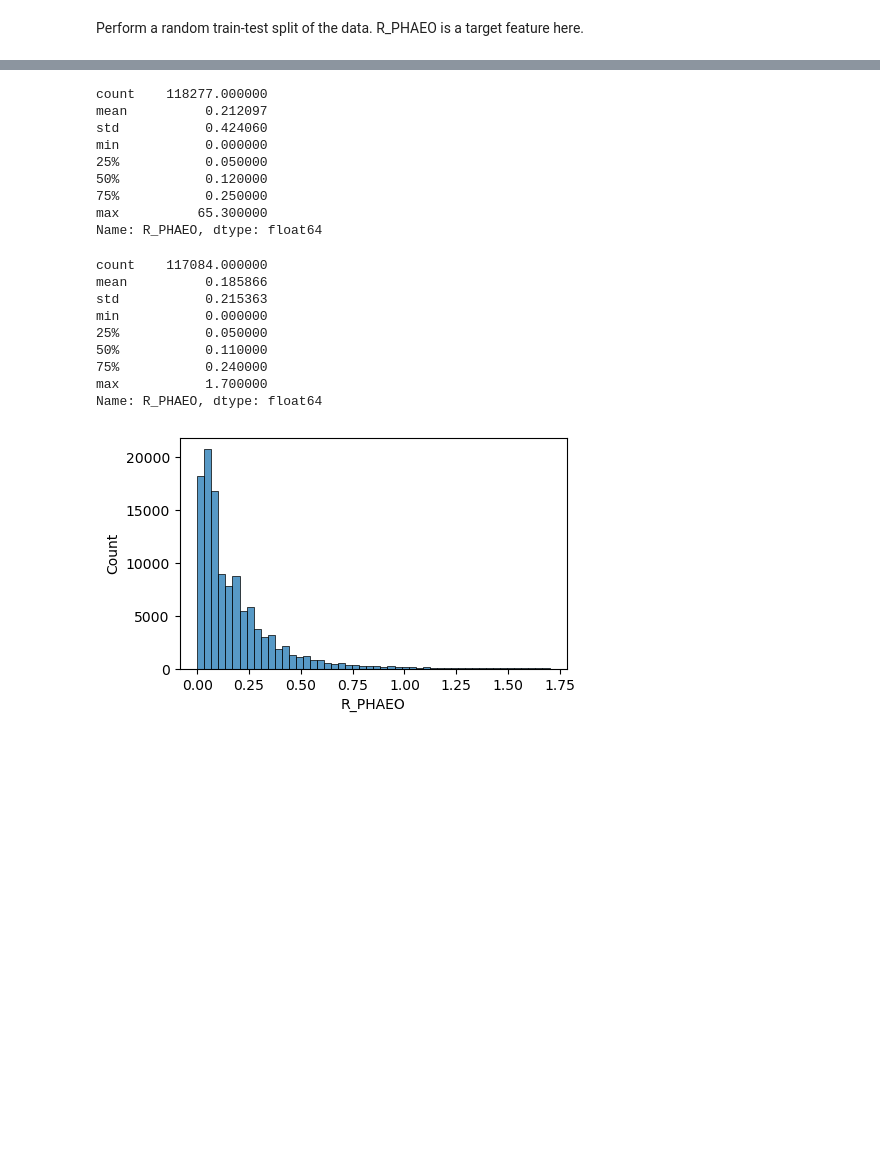
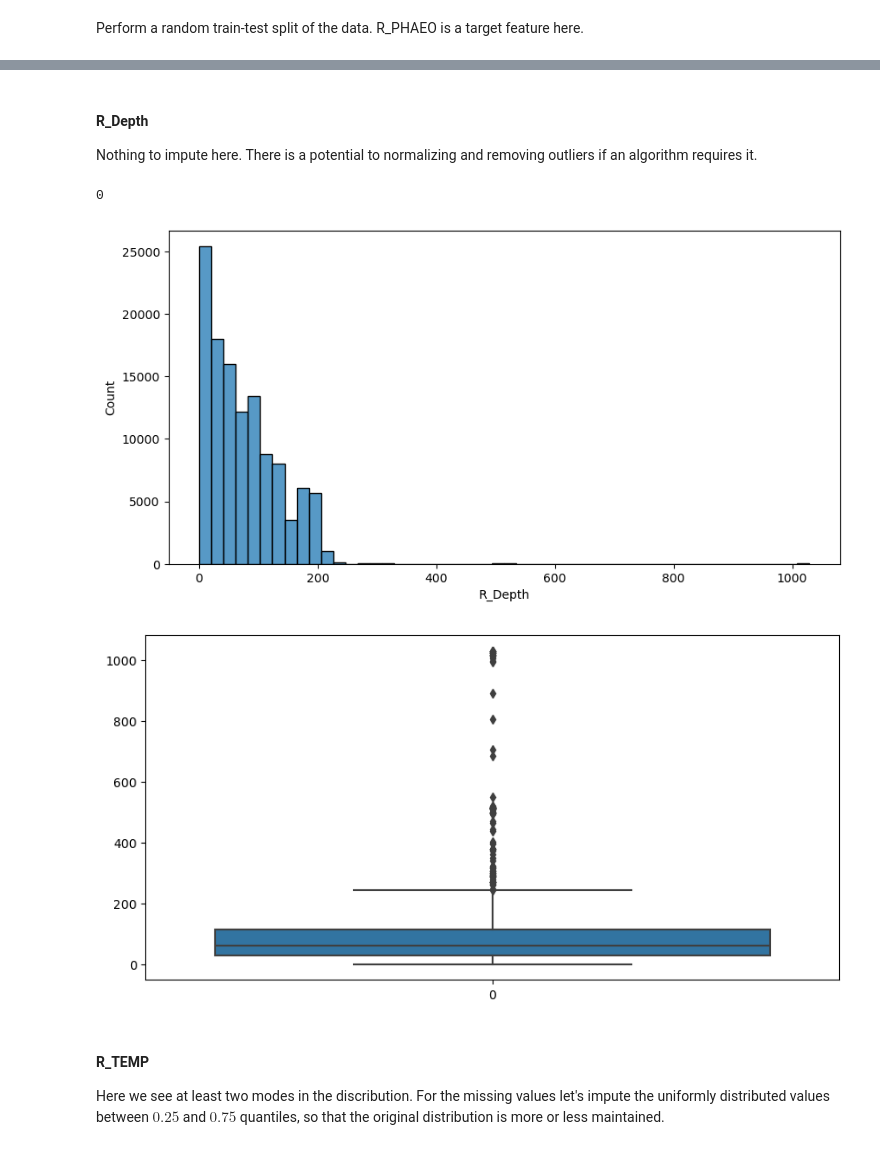
Before and after one commit to AndreiShelest/CalCOFI, a Jupyter notebook: notebooks/02.split-impute-explore.ipynb, the cells around one changed output, grey strips where cells are left out. Cells and saved outputs as stored; diff of their text form; code cells hidden in the pictures; blank space fills up the shorter version.

Commit message:
add depth, temp and salinity exploration

```diff
--- a/notebooks/02.split-impute-explore.ipynb
+++ b/notebooks/02.split-impute-explore.ipynb
@@ -42,7 +41,7 @@ memory usage: 19.2 MB
 # %% [markdown]
 Perform a random train-test split of the data. R_PHAEO is a target feature here.
 # %%
-X_train, X_test, y_train, y_test = train_test_split(bottle_df.drop('R_PHAEO', axis=1), bottle_df['R_PHAEO'], test_size=0.2, random_state=random_seed)
+bottle_df_train, bottle_df_test = train_test_split(bottle_df, test_size=0.2, random_state=random_seed)
 
-print(X_train.shape, X_test.shape, y_train.shape, y_test.shape)
+print(bottle_df_train.shape, bottle_df_test.shape)
 # %% [output]
@@ -56,5 +53,10 @@ I would like to investigate a bit the distribution of columns in order to see if
 # %%
-def hist_plot(X, f_size=(5, 3)):
+def hist_plot(dataset, f_size=(10, 5)):
     plt.figure(figsize=f_size)
-    sns.histplot(data=X, kde=False, bins=50)
+    sns.histplot(data=dataset, kde=False, bins=50)
     plt.plot()
+
+def box_plot(dataset, f_size=(10, 5)):
+    plt.figure(figsize=f_size)
+    sns.boxplot(data=dataset.values)
+    plt.plot()
@@ -86,28 +63,18 @@ Let's take a closer look on a R_PHAEO distribution.
-# %%
-y_train.describe()
-# %% [output]
-count    118277.000000
-mean          0.212097
-std           0.424060
-min           0.000000
-25%           0.050000
-50%           0.120000
-75%           0.250000
-max          65.300000
-Name: R_PHAEO, dtype: float64
-# %%
-y_train[y_train < y_train.quantile(0.99)].describe()
-# %% [output]
-count    117084.000000
-mean          0.185866
-std           0.215363
-min           0.000000
-25%           0.050000
-50%           0.110000
-75%           0.240000
-max           1.700000
-Name: R_PHAEO, dtype: float64
-# %%
-hist_plot(y_train[y_train < y_train.quantile(0.99)])
-# %% [output]
-[figure, removed]
+# %% [markdown]
+#### R_Depth
+
+Nothing to impute here.  There is a potential to normalizing and removing outliers if an algorithm requires it.
+# %%
+bottle_df_train['R_Depth'].isnull().sum()
+# %% [output]
+0
+# %%
+hist_plot(bottle_df_train['R_Depth'])
+box_plot(bottle_df_train['R_Depth'])
+# %% [output]
+[figure, added]
+[figure, added]
+# %% [markdown]
+#### R_TEMP
+
+Here we see at least two modes in the discribution. For the missing values let's impute the uniformly distributed values between $0.25$ and $0.75$ quantiles, so that the original distribution is more or less maintained.
```
Also changed, not shown: parts of 23 cells of this notebook.
